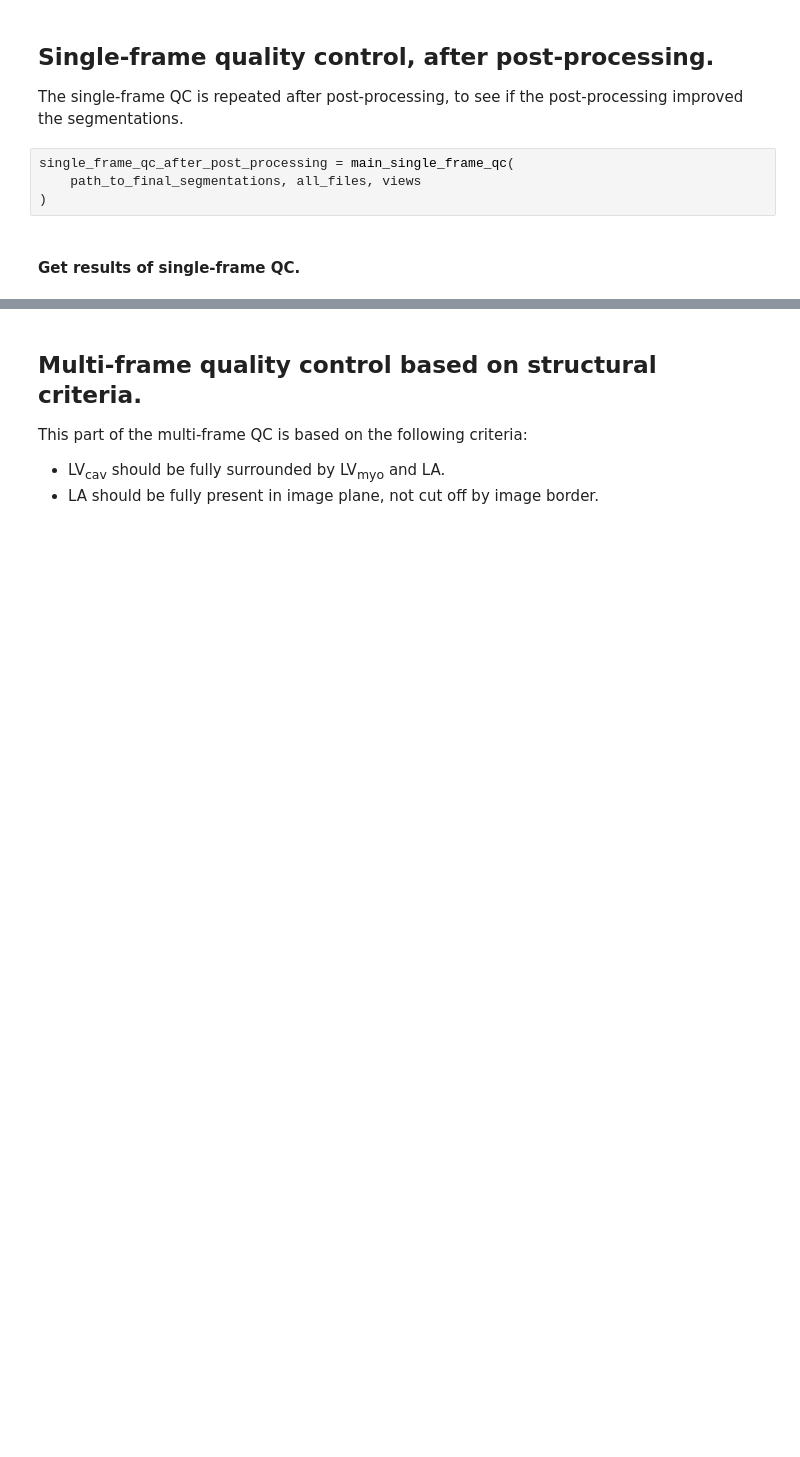
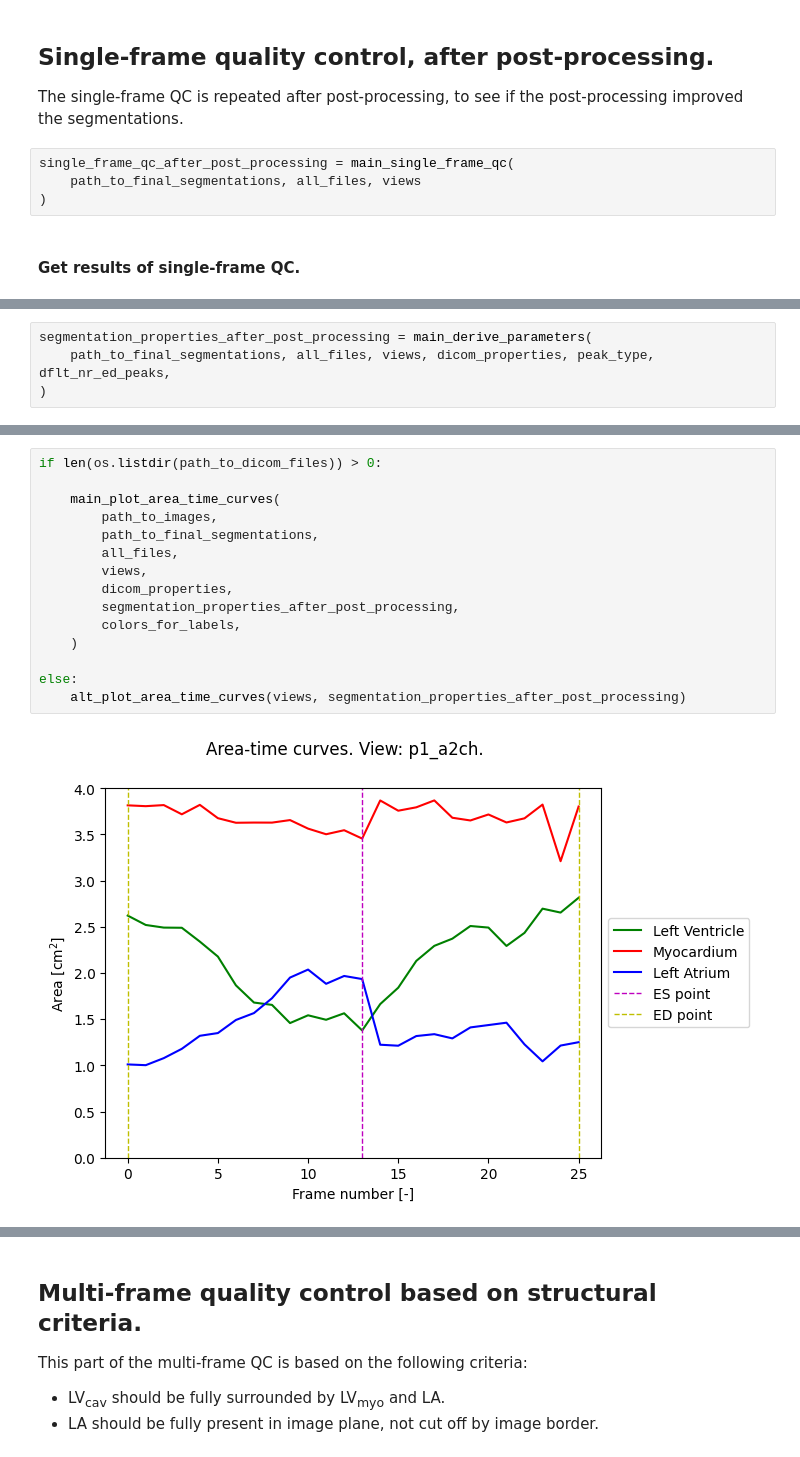
Before and after one commit to bgeven/AQC-left-heart-segmentation, a Jupyter notebook: main_workflow.ipynb, the cells around one changed output, grey strips where cells are left out. Drawn from its saved outputs; the diff is of its cells as text; blank space fills up the shorter version.

```diff
--- a/main_workflow.ipynb
+++ b/main_workflow.ipynb
@@ -199,0 +255,4 @@ stats_single_frame_qc_after_post_processing
+# %%
+segmentation_properties_after_post_processing = main_derive_parameters(
+    path_to_final_segmentations, all_files, views, dicom_properties, peak_type, dflt_nr_ed_peaks,
+)
@@ -199,0 +282,17 @@ stats_single_frame_qc_after_post_processing
+# %%
+if len(os.listdir(path_to_dicom_files)) > 0:
+
+    main_plot_area_time_curves(
+        path_to_images,
+        path_to_final_segmentations,
+        all_files,
+        views,
+        dicom_properties,
+        segmentation_properties_after_post_processing,
+        colors_for_labels,
+    )
+
+else:
+    alt_plot_area_time_curves(views, segmentation_properties_after_post_processing)
+# %% [output]
+[figure, added]
```
Also changed, not shown: parts of 20 cells of this notebook, 4 other files.
